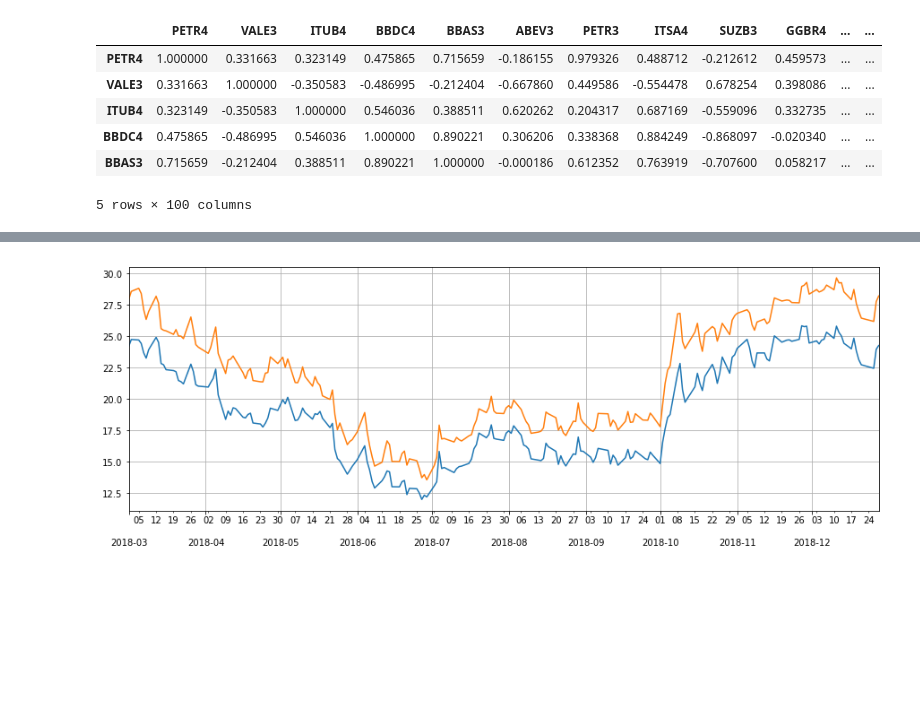
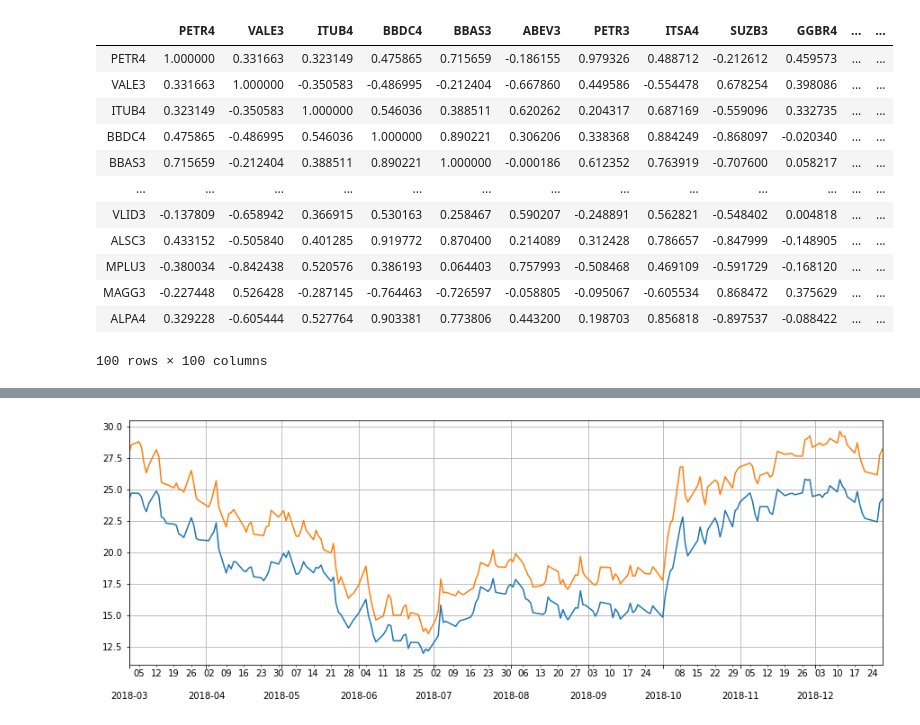
Before and after one commit to RodrigoCalderano/DOM-BOT, a Jupyter notebook: Jupyter/Long Short.ipynb, the cells around one changed output, grey strips where cells are left out. Cells and saved outputs as stored; diff of their text form; code cells hidden in the pictures; blank space fills up the shorter version.

```diff
--- a/Jupyter/Long Short.ipynb
+++ b/Jupyter/Long Short.ipynb
@@ -53,13 +54,19 @@ sns.heatmap(corr_spearman)
 # %%
-corr_spearman.head()
+corr_spearman
 # %% [output]
 |  | PETR4 | VALE3 | ITUB4 | BBDC4 | BBAS3 | ABEV3 | PETR3 | ITSA4 | SUZB3 | GGBR4 | ... | ... |
 | PETR4 | 1.000000 | 0.331663 | 0.323149 | 0.475865 | 0.715659 | -0.186155 | 0.979326 | 0.488712 | -0.212612 | 0.459573 | ... | ... |
 | VALE3 | 0.331663 | 1.000000 | -0.350583 | -0.486995 | -0.212404 | -0.667860 | 0.449586 | -0.554478 | 0.678254 | 0.398086 | ... | ... |
 | ITUB4 | 0.323149 | -0.350583 | 1.000000 | 0.546036 | 0.388511 | 0.620262 | 0.204317 | 0.687169 | -0.559096 | 0.332735 | ... | ... |
 | BBDC4 | 0.475865 | -0.486995 | 0.546036 | 1.000000 | 0.890221 | 0.306206 | 0.338368 | 0.884249 | -0.868097 | -0.020340 | ... | ... |
 | BBAS3 | 0.715659 | -0.212404 | 0.388511 | 0.890221 | 1.000000 | -0.000186 | 0.612352 | 0.763919 | -0.707600 | 0.058217 | ... | ... |
+| ... | ... | ... | ... | ... | ... | ... | ... | ... | ... | ... | ... | ... |
+| VLID3 | -0.137809 | -0.658942 | 0.366915 | 0.530163 | 0.258467 | 0.590207 | -0.248891 | 0.562821 | -0.548402 | 0.004818 | ... | ... |
+| ALSC3 | 0.433152 | -0.505840 | 0.401285 | 0.919772 | 0.870400 | 0.214089 | 0.312428 | 0.786657 | -0.847999 | -0.148905 | ... | ... |
+| MPLU3 | -0.380034 | -0.842438 | 0.520576 | 0.386193 | 0.064403 | 0.757993 | -0.508468 | 0.469109 | -0.591729 | -0.168120 | ... | ... |
+| MAGG3 | -0.227448 | 0.526428 | -0.287145 | -0.764463 | -0.726597 | -0.058805 | -0.095067 | -0.605534 | 0.868472 | 0.375629 | ... | ... |
+| ALPA4 | 0.329228 | -0.605444 | 0.527764 | 0.903381 | 0.773806 | 0.443200 | 0.198703 | 0.856818 | -0.897537 | -0.088422 | ... | ... |
-5 rows × 100 columns
+100 rows × 100 columns
 # %%
 # TODO: ESCOLHER MELHOR QUAIS RESTRIÇÕES DE RELAÇÕES
 boa_cor_qtd = 0
```
Also changed, not shown: parts of 38 cells of this notebook, 25 other files.
